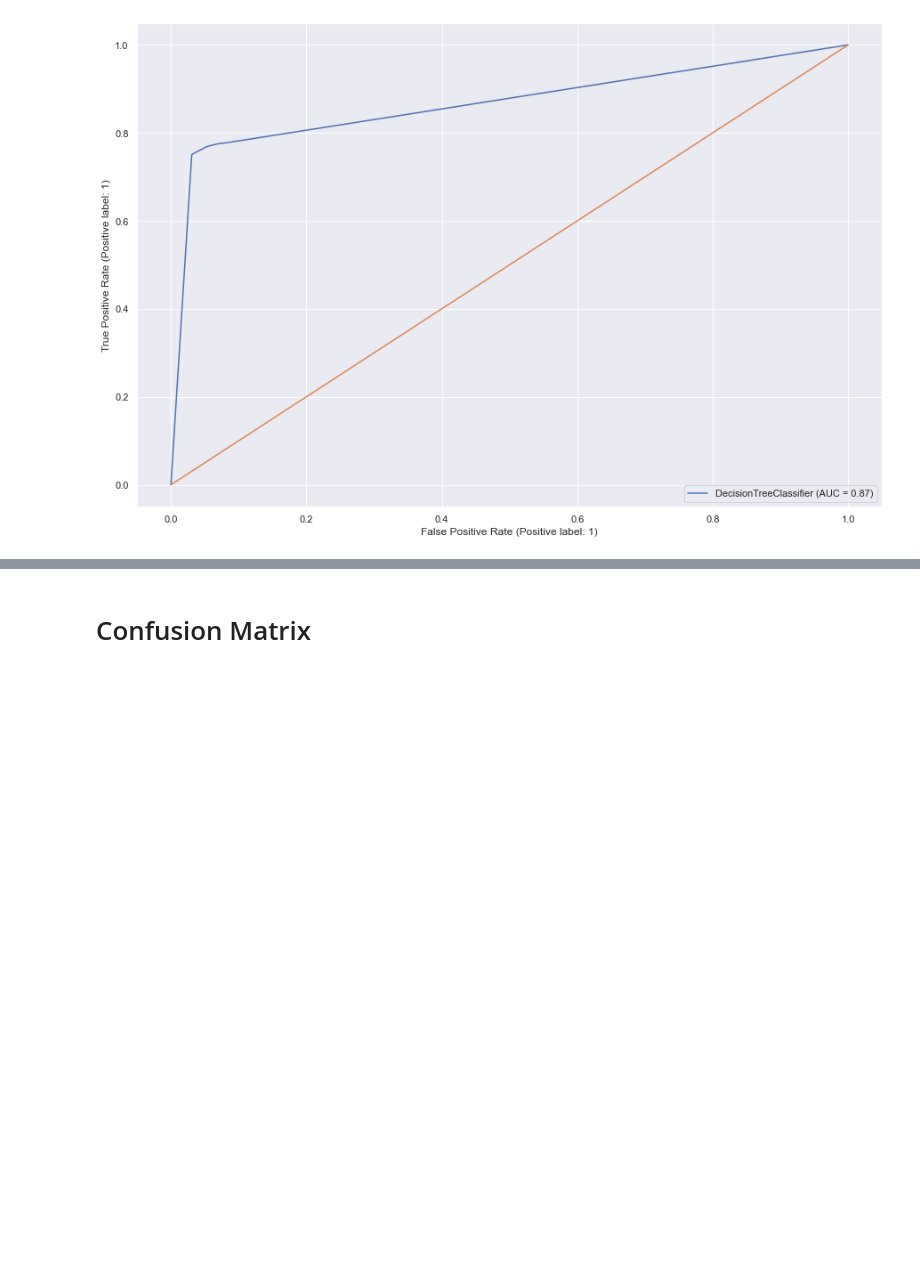
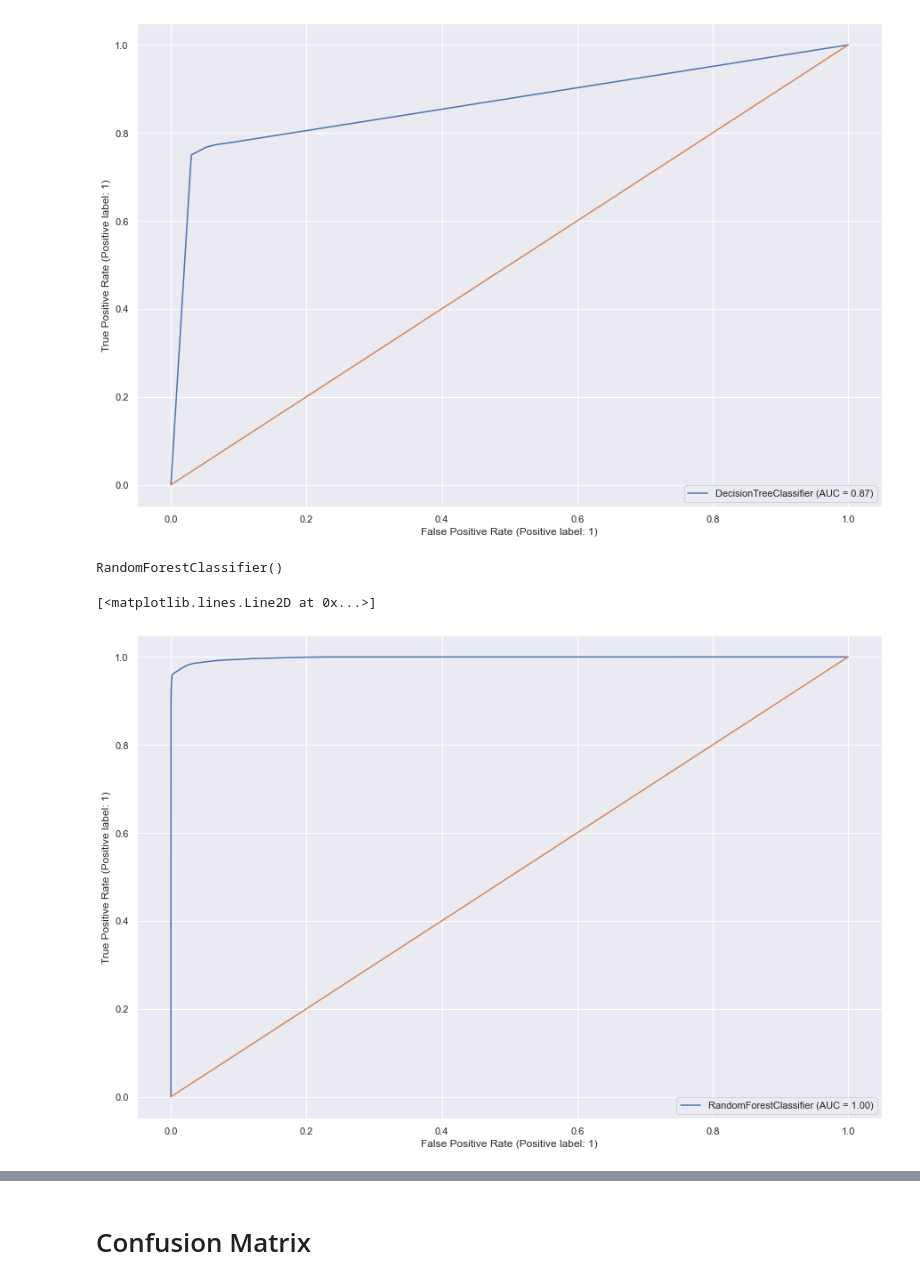
Before and after one commit to Shoaib-33/ML-Project-, a Jupyter notebook: Final Project (STUDYMART)1.ipynb, the cells around one changed output, grey strips where cells are left out. Cells and saved outputs as stored; diff of their text form; code cells hidden in the pictures; blank space fills up the shorter version.

```diff
--- a/Final Project (STUDYMART)1.ipynb
+++ b/Final Project (STUDYMART)1.ipynb
@@ -509,3 +509,14 @@ plt.plot([0,1],[0,1])
 # %% [output]
 [<matplotlib.lines.Line2D at 0x...>]
 [figure]
+# %%
+rd.fit(new_x , new_y)
+# %% [output]
+RandomForestClassifier()
+# %%
+from sklearn.metrics import plot_roc_curve
+plot_roc_curve(rd,new_x , new_y)
+plt.plot([0,1],[0,1])
+# %% [output]
+[<matplotlib.lines.Line2D at 0x...>]
+[figure, added]
```
Also changed, not shown: parts of 38 cells of this notebook.
